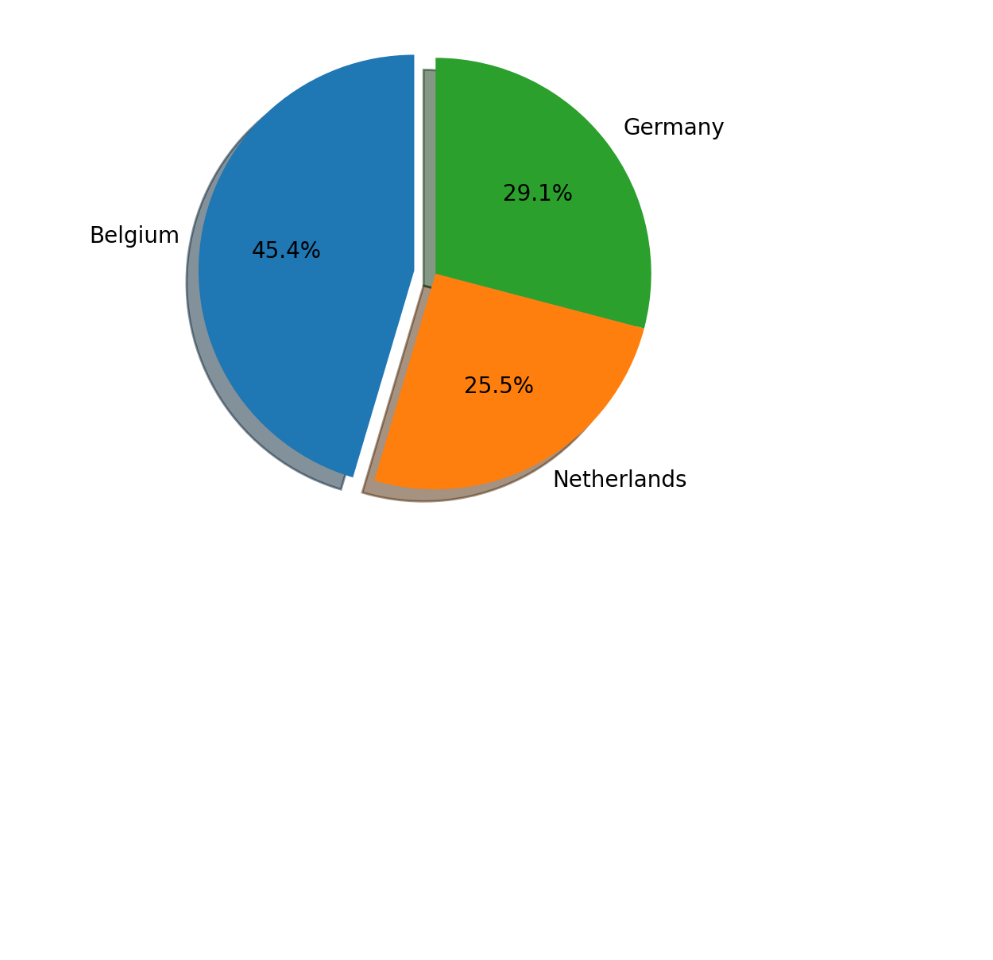
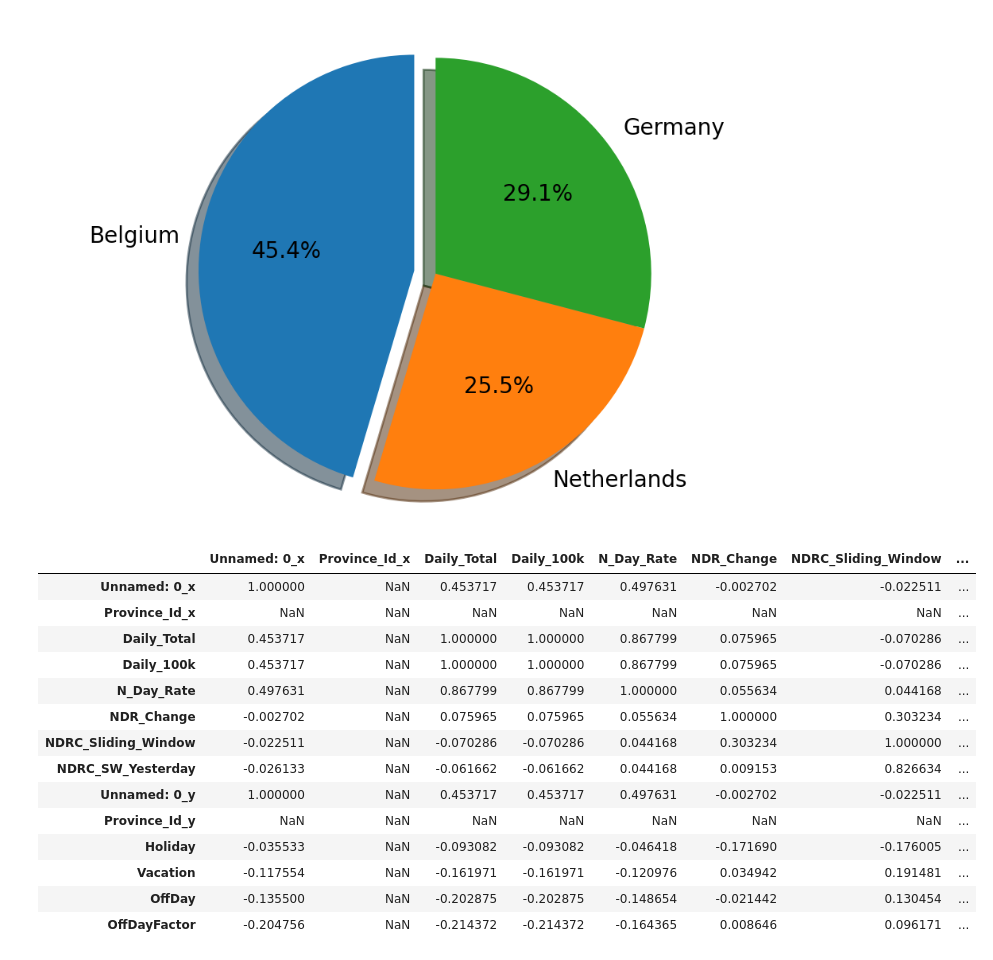
Before and after one commit to GruenerT/DS2_EMR_CoViD_eval, a Jupyter notebook: Seminar_Snippets.ipynb, the cells around one changed output. Saved outputs shown, nothing was run; the diff lists cells and outputs as text; code cells hidden in the pictures; blank space fills up the shorter version.

```diff
--- a/Seminar_Snippets.ipynb
+++ b/Seminar_Snippets.ipynb
@@ -94,0 +108,18 @@ plt.show()
+# %%
+de_off_dfs[30].corr()
+# %% [output]
+|  | Unnamed: 0_x | Province_Id_x | Daily_Total | Daily_100k | N_Day_Rate | NDR_Change | NDRC_Sliding_Window | ... |
+| Unnamed: 0_x | 1.000000 | NaN | 0.453717 | 0.453717 | 0.497631 | -0.002702 | -0.022511 | ... |
+| Province_Id_x | NaN | NaN | NaN | NaN | NaN | NaN | NaN | ... |
+| Daily_Total | 0.453717 | NaN | 1.000000 | 1.000000 | 0.867799 | 0.075965 | -0.070286 | ... |
+| Daily_100k | 0.453717 | NaN | 1.000000 | 1.000000 | 0.867799 | 0.075965 | -0.070286 | ... |
+| N_Day_Rate | 0.497631 | NaN | 0.867799 | 0.867799 | 1.000000 | 0.055634 | 0.044168 | ... |
+| NDR_Change | -0.002702 | NaN | 0.075965 | 0.075965 | 0.055634 | 1.000000 | 0.303234 | ... |
+| NDRC_Sliding_Window | -0.022511 | NaN | -0.070286 | -0.070286 | 0.044168 | 0.303234 | 1.000000 | ... |
+| NDRC_SW_Yesterday | -0.026133 | NaN | -0.061662 | -0.061662 | 0.044168 | 0.009153 | 0.826634 | ... |
+| Unnamed: 0_y | 1.000000 | NaN | 0.453717 | 0.453717 | 0.497631 | -0.002702 | -0.022511 | ... |
+| Province_Id_y | NaN | NaN | NaN | NaN | NaN | NaN | NaN | ... |
+| Holiday | -0.035533 | NaN | -0.093082 | -0.093082 | -0.046418 | -0.171690 | -0.176005 | ... |
+| Vacation | -0.117554 | NaN | -0.161971 | -0.161971 | -0.120976 | 0.034942 | 0.191481 | ... |
+| OffDay | -0.135500 | NaN | -0.202875 | -0.202875 | -0.148654 | -0.021442 | 0.130454 | ... |
+| OffDayFactor | -0.204756 | NaN | -0.214372 | -0.214372 | -0.164365 | 0.008646 | 0.096171 | ... |
```
Also changed, not shown: parts of 4 cells of this notebook.
